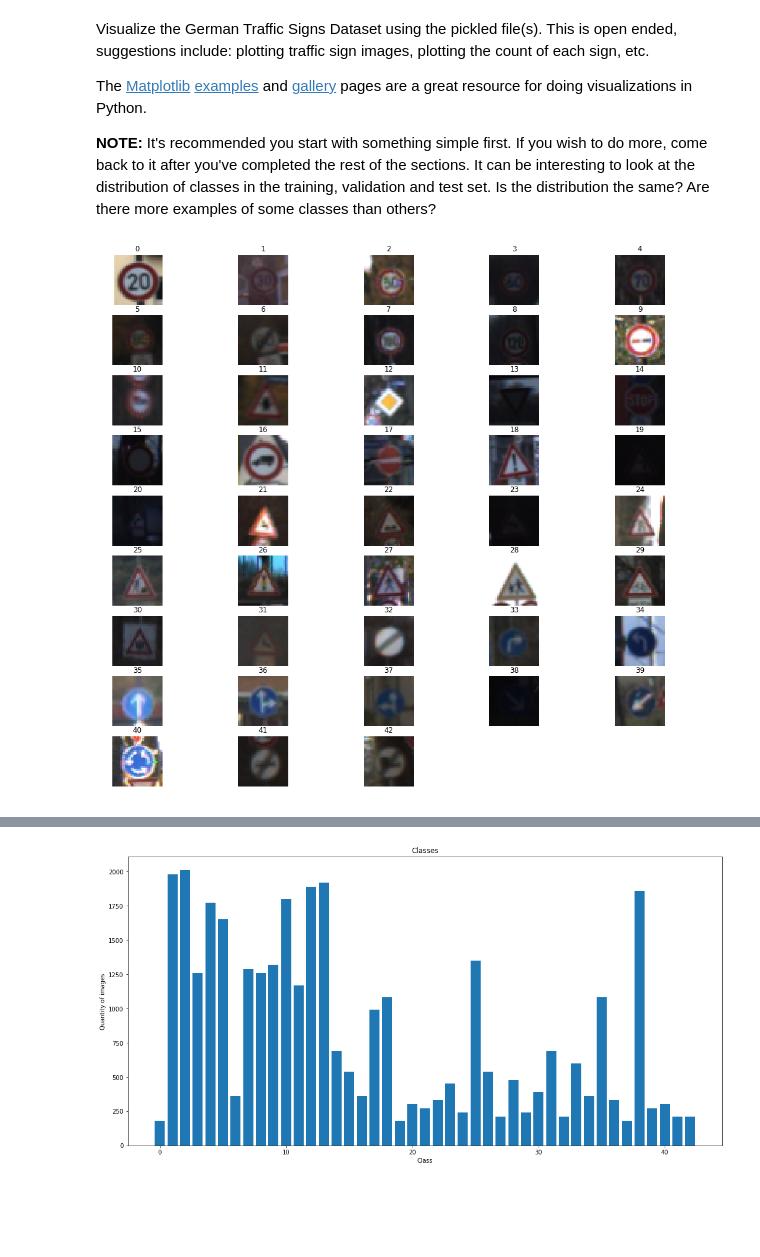
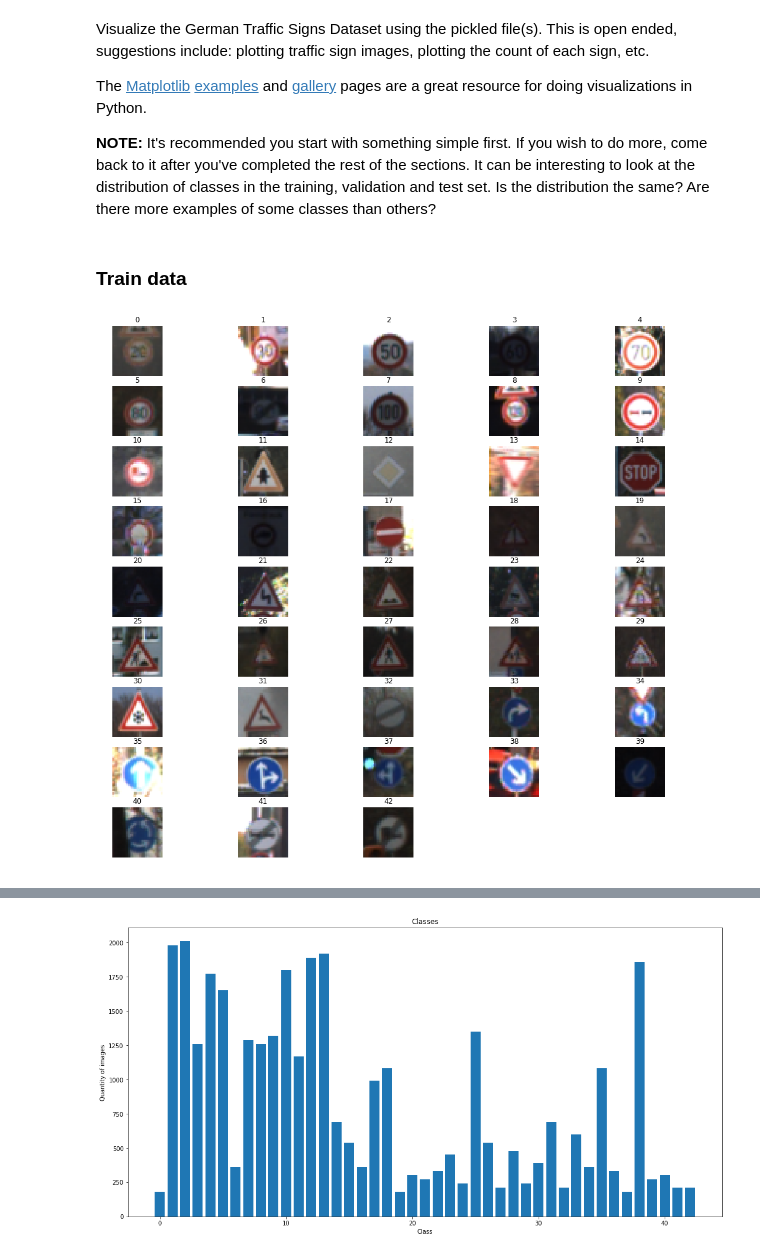
Before and after one commit to SRKarimov/SDCND-T1-P4-TrafficSignsClassifier, a Jupyter notebook: Traffic_Sign_Classifier.ipynb, the cells around one changed output, grey strips where cells are left out. Cells and saved outputs as stored; diff of their text form; code cells hidden in the pictures; blank space fills up the shorter version.

```diff
--- a/Traffic_Sign_Classifier.ipynb
+++ b/Traffic_Sign_Classifier.ipynb
@@ -97,16 +100,20 @@ The [Matplotlib](http://matplotlib.org/) [examples](http://matplotlib.org/exampl
 import matplotlib.pyplot as plt
 # Visualizations will be shown in the notebook.
 %matplotlib inline
+# %% [markdown]
+### Train data
 # %%
 samples = []
 plt.figure(figsize = (18, 18))
 for i in range(0, n_classes):
     plt.subplot(10, 5, i + 1)
     selected_image = X_train[y_train == i]
-    plt.imshow(selected_image[0, :, :, :]) #we show each first image in the each classes
+    count = len(selected_image)
+    num = int(count / 2)
+    plt.imshow(selected_image[num, :, :, :]) #we show each first image in the each classes
     plt.title(i)
     plt.axis('off')
-    samples.append(len(selected_image))
+    samples.append(count)
 plt.show()
 # %% [output]
-[figure, old version]
+[figure, new version]
```
Also changed, not shown: parts of 17 cells of this notebook.
